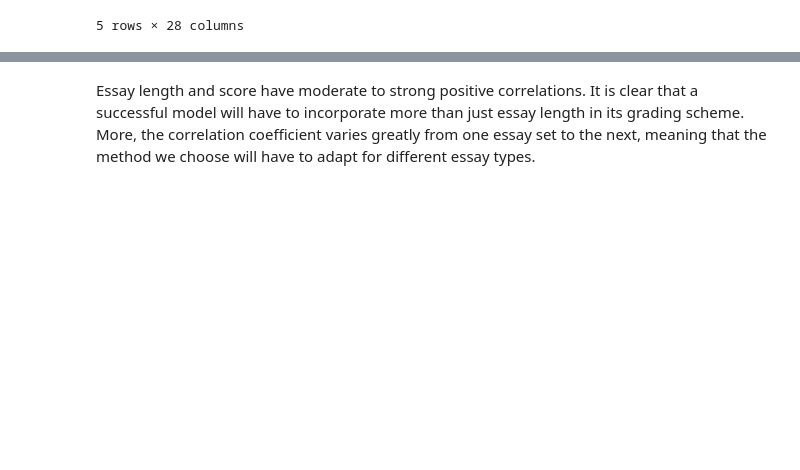
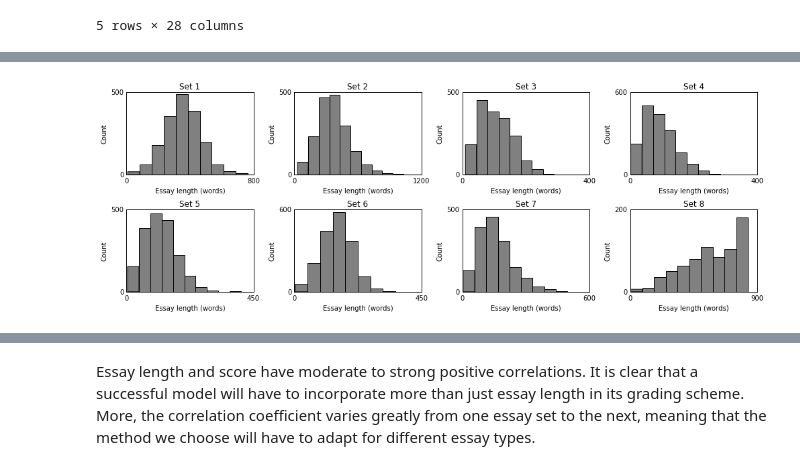
Before and after one commit to mihirchakradeo/Automatic-Essay-Grading-Website, a Jupyter notebook: data_exploration.ipynb, the cells around one changed output, grey strips where cells are left out. Saved outputs shown, nothing was run; the diff lists cells and outputs as text; code cells hidden in the pictures; blank space fills up the shorter version.

```diff
--- a/data_exploration.ipynb
+++ b/data_exploration.ipynb
@@ -75,5 +24,5 @@ saveFigure('testFile', fig=fig)
 # %%
-filename = 'training_set_rel3.tsv'
+filename = 'datasources/training_set_rel3.tsv'
 df = pd.read_csv(filename, encoding='iso-8859-1', delimiter='\t')  ## error with utf-8 encoding
 print 'Data shape: ', df.shape
 df.head()
@@ -152 +76,11 @@ print basic_df.round(1).to_string(index=False)
+# %%
+# Normalize the score to 0.0 - 1.0 range.
+Y = copy.deepcopy(Y_orig)
+for i in range(len(Y)):
+    max = Y_orig[i].max()
+    min = Y_orig[i].min()
+    a = 1.0/(max-min)
+    b = float(-min)/(max-min)
+    Y[i] *= a
+    Y[i] += b
 # %% [markdown]
@@ -198,0 +89,28 @@ Essay set: 6
+# %%
+fig = plt.figure(figsize=(14, 5))
+
+for i in range(8):
+    # List of essay lengths (word counts)
+    word_count = X[i].sum(axis=1)
+
+    # Plot Essay length histogram
+    ax = fig.add_subplot(2, 4, i+1)
+    ax.hist(word_count, color='grey')
+
+    ax.set_title('Set %d' %(i+1))
+    ax.set_xlabel('Essay length (words)')
+    ax.set_ylabel('Count')
+    ax.grid()
+    if i>=4:
+        dummy=0
+        #ax1.set_xlabel('Length (words)')
+    if i==0 or i==4:
+        dummy=0
+        #ax1.set_ylabel('Count')
+    ax.set_xticks([ax.get_xticks()[0], ax.get_xticks()[-1]])
+    ax.set_yticks([ax.get_yticks()[0], ax.get_yticks()[-1]])
+
+plt.tight_layout()
+plt.show()
+# %% [output]
+[figure, added]
```
Also changed, not shown: parts of 27 cells of this notebook, 9 other files.
